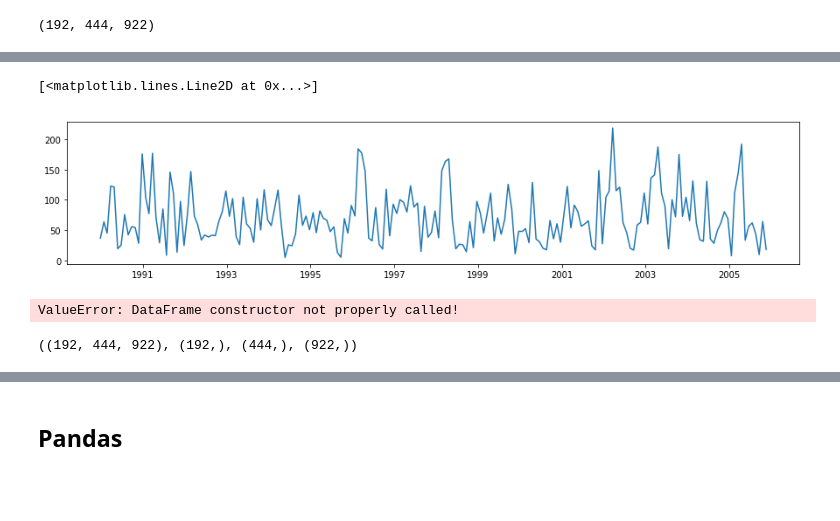
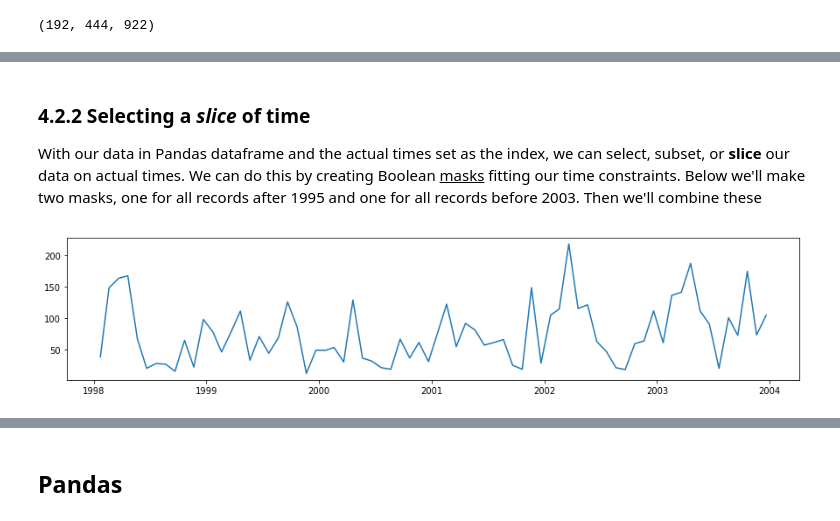
Before and after one commit to ENV859/ClimateData, a Jupyter notebook: sample-m.ipynb, the cells around one changed output, grey strips where cells are left out. Drawn from its saved outputs; the diff is of its cells as text; code cells hidden in the pictures; blank space fills up the shorter version.

Commit message:
Up to plotting a time series

```diff
--- a/sample-m.ipynb
+++ b/sample-m.ipynb
@@ -256,0 +322,3 @@ import matplotlib.pyplot as plt
+# %%
+#Grab all the precip data at location lat200 and lon300
+precip_timeseries = arrPrecip[:,250,300]
@@ -256,0 +356,6 @@ import matplotlib.pyplot as plt
+# %%
+#Convert our NumPy Array to a Pandas dataframe
+df_timeseries=pd.DataFrame(precip_timeseries)
+# %%
+#Set the index of the time series to be
+df_timeseries.index=arrTime
@@ -257,14 +368,13 @@ import matplotlib.pyplot as plt
+# %% [markdown]
+### 4.2.2 Selecting a *slice* of time
+With our data in Pandas dataframe and the actual times set as the index, we can select, subset, or **slice** our data on actual times. We can do this by creating Boolean <u>masks</u> fitting our time constraints. Below we'll make two masks, one for all records after 1995 and one for all records before 2003. Then we'll combine these
+# %%
+#Subset the data
+df_subset = df_timeseries[(df_timeseries.index > '1998') &
+                          (df_timeseries.index < '2004')]
 # %%
+#Plot the subset
 fig = plt.figure(figsize=(15,3))
-plt.plot(ts2)
+plt.plot(df_subset);
 # %% [output]
-[<matplotlib.lines.Line2D at 0x...>]
-[figure, old version]
+[figure, new version]
-# %%
-df = pd.DataFrame(precip,index=[time2,lat,lon])
-# %% [output]
-ValueError: DataFrame constructor not properly called!
-# %%
-precip.shape,arrTime.shape,arrLat.shape,lon.shape
-# %% [output]
-((192, 444, 922), (192,), (444,), (922,))
```
Also changed, not shown: parts of 101 cells of this notebook.
